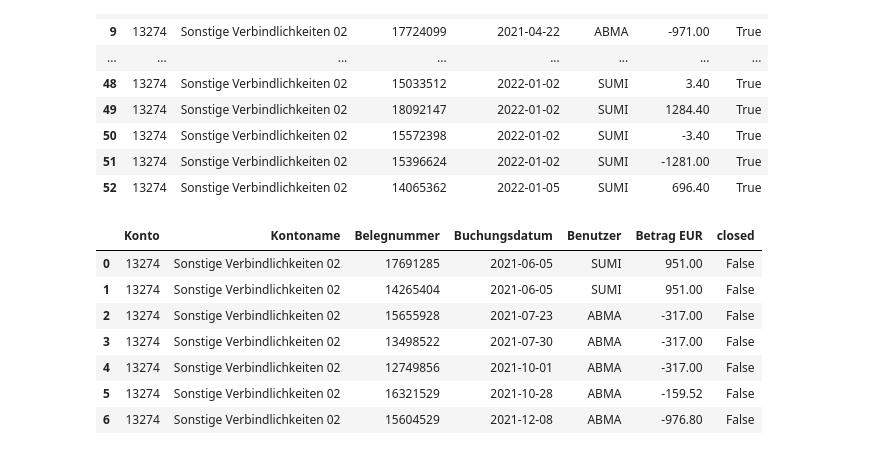
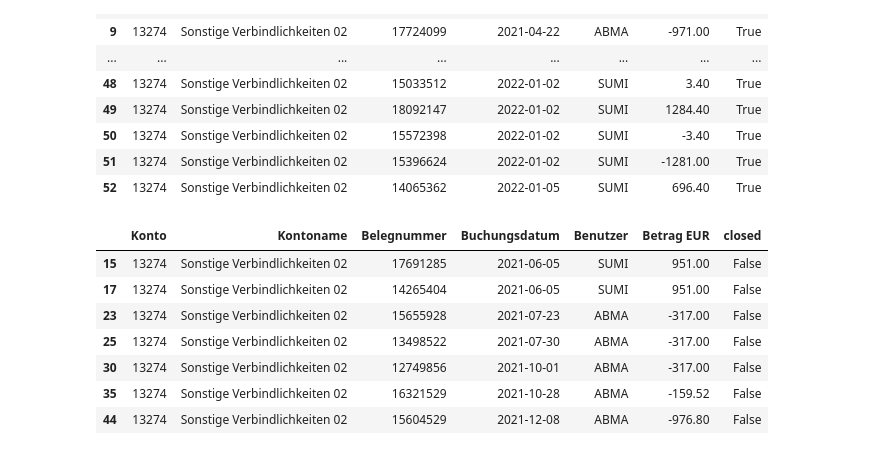
Before and after one commit to paulburkhardt/redstone_accounting, a Jupyter notebook: Lennart_solution.ipynb, the cells around one changed output. Saved outputs shown, nothing was run; the diff lists cells and outputs as text; code cells hidden in the pictures.

Commit message:
filter1 ausgelagert

```diff
--- a/Lennart_solution.ipynb
+++ b/Lennart_solution.ipynb
@@ -25,22 +25,23 @@ df
 | 52 | 13274 | Sonstige Verbindlichkeiten 02 | 14065362 | 2022-01-05 | SUMI | 696.40 |
 # %%
 
+def filter1(df):
+    df['closed'] = False
+    for index_1, row_1 in df.iterrows():
+        value_1 = row_1['Betrag EUR']
+        if value_1 < 0:
+            continue
+        for index_2, row_2 in df.iterrows():
+            value_2 = row_2['Betrag EUR']
+            if value_2 >= 0:
+                continue
+            if value_1 == (-1 * value_2) and not row_2['closed']:
+                df.at[index_1, 'closed'] = True
+                df.at[index_2, 'closed'] = True
 
-# Assuming df is your DataFrame and 'your_column' is the column with numeric values
-df['closed'] = False
 
-# Use a lambda function to filter the DataFrame
-for index_1, row_1 in df.iterrows():
-    value_1 = row_1['Betrag EUR']
-    if value_1 < 0:
-        continue
-    for index_2, row_2 in df.iterrows():
-        value_2 = row_2['Betrag EUR']
-        if value_2 >= 0:
-            continue
-        if value_1 == (-1 * value_2) and row_2['closed'] == False:
-            df.at[index_1, 'closed'] = True
-            df.at[index_2, 'closed'] = True
+filter1(df)
+
 
 df
 # %% [output]
@@ -63,14 +64,13 @@ df
 | 52 | 13274 | Sonstige Verbindlichkeiten 02 | 14065362 | 2022-01-05 | SUMI | 696.40 | True |
 # %%
 df = df[~df['closed']]
-df = df.reset_index(drop=True)
 df
 # %% [output]
 |  | Konto | Kontoname | Belegnummer | Buchungsdatum | Benutzer | Betrag EUR | closed |
-| 0 | 13274 | Sonstige Verbindlichkeiten 02 | 17691285 | 2021-06-05 | SUMI | 951.00 | False |
-| 1 | 13274 | Sonstige Verbindlichkeiten 02 | 14265404 | 2021-06-05 | SUMI | 951.00 | False |
-| 2 | 13274 | Sonstige Verbindlichkeiten 02 | 15655928 | 2021-07-23 | ABMA | -317.00 | False |
-| 3 | 13274 | Sonstige Verbindlichkeiten 02 | 13498522 | 2021-07-30 | ABMA | -317.00 | False |
-| 4 | 13274 | Sonstige Verbindlichkeiten 02 | 12749856 | 2021-10-01 | ABMA | -317.00 | False |
-| 5 | 13274 | Sonstige Verbindlichkeiten 02 | 16321529 | 2021-10-28 | ABMA | -159.52 | False |
-| 6 | 13274 | Sonstige Verbindlichkeiten 02 | 15604529 | 2021-12-08 | ABMA | -976.80 | False |
+| 15 | 13274 | Sonstige Verbindlichkeiten 02 | 17691285 | 2021-06-05 | SUMI | 951.00 | False |
+| 17 | 13274 | Sonstige Verbindlichkeiten 02 | 14265404 | 2021-06-05 | SUMI | 951.00 | False |
+| 23 | 13274 | Sonstige Verbindlichkeiten 02 | 15655928 | 2021-07-23 | ABMA | -317.00 | False |
+| 25 | 13274 | Sonstige Verbindlichkeiten 02 | 13498522 | 2021-07-30 | ABMA | -317.00 | False |
+| 30 | 13274 | Sonstige Verbindlichkeiten 02 | 12749856 | 2021-10-01 | ABMA | -317.00 | False |
+| 35 | 13274 | Sonstige Verbindlichkeiten 02 | 16321529 | 2021-10-28 | ABMA | -159.52 | False |
+| 44 | 13274 | Sonstige Verbindlichkeiten 02 | 15604529 | 2021-12-08 | ABMA | -976.80 | False |
```
